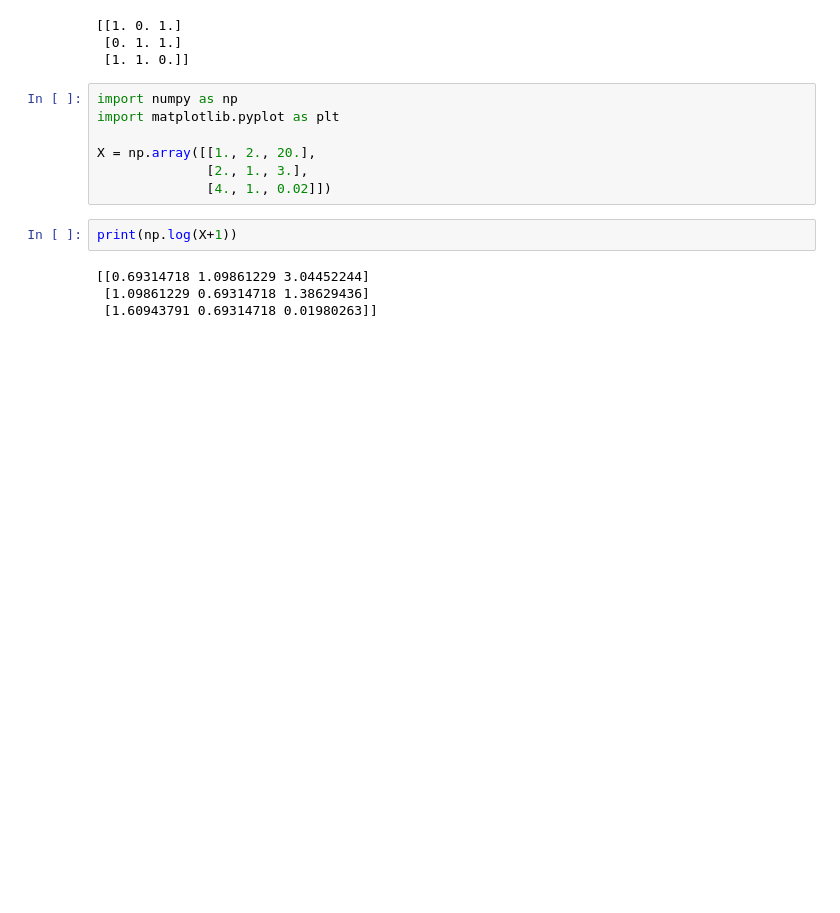
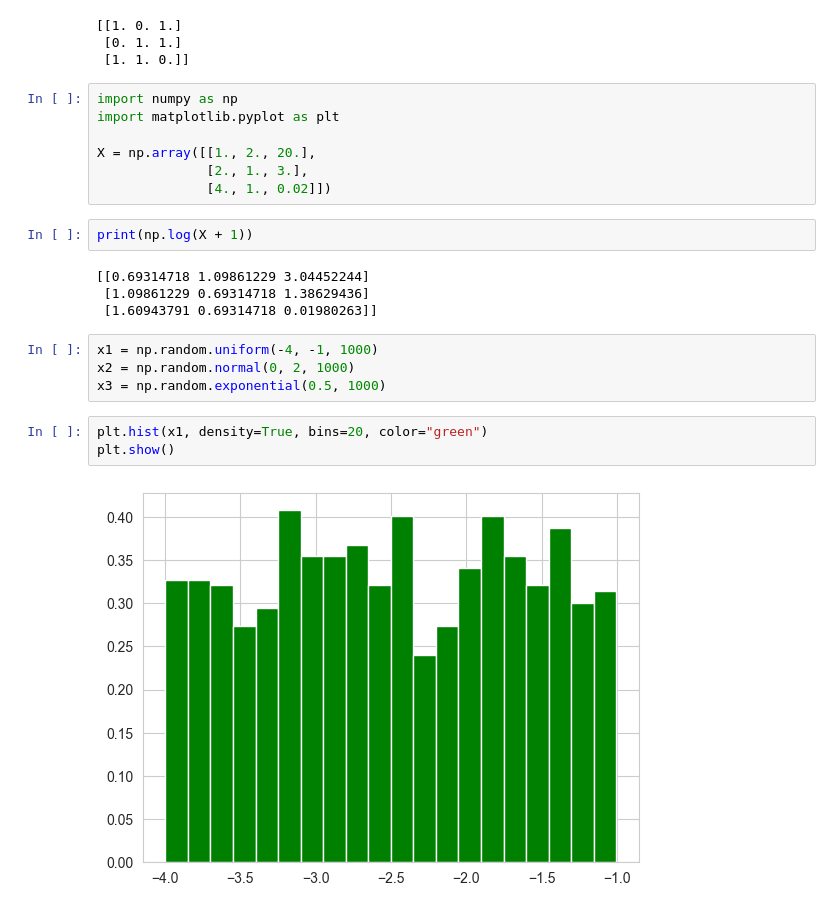
Before and after one commit to rajkonkret/PythonProjectAnaliza-20-10-2025, a Jupyter notebook: cwiczenie12.ipynb, the cells around one changed output. Cells and saved outputs as stored; diff of their text form; blank space fills up the shorter version.

```diff
--- a/cwiczenie12.ipynb
+++ b/cwiczenie12.ipynb
@@ -67,8 +67,17 @@ X = np.array([[1., 2., 20.],
               [2., 1., 3.],
               [4., 1., 0.02]])
 # %%
-print(np.log(X+1))
+print(np.log(X + 1))
 # %% [output]
 [[0.69314718 1.09861229 3.04452244]
  [1.09861229 0.69314718 1.38629436]
  [1.60943791 0.69314718 0.01980263]]
+# %%
+x1 = np.random.uniform(-4, -1, 1000)
+x2 = np.random.normal(0, 2, 1000)
+x3 = np.random.exponential(0.5, 1000)
+# %%
+plt.hist(x1, density=True, bins=20, color="green")
+plt.show()
+# %% [output]
+[figure, added]
```
Also changed, not shown: parts of 14 cells of this notebook.
